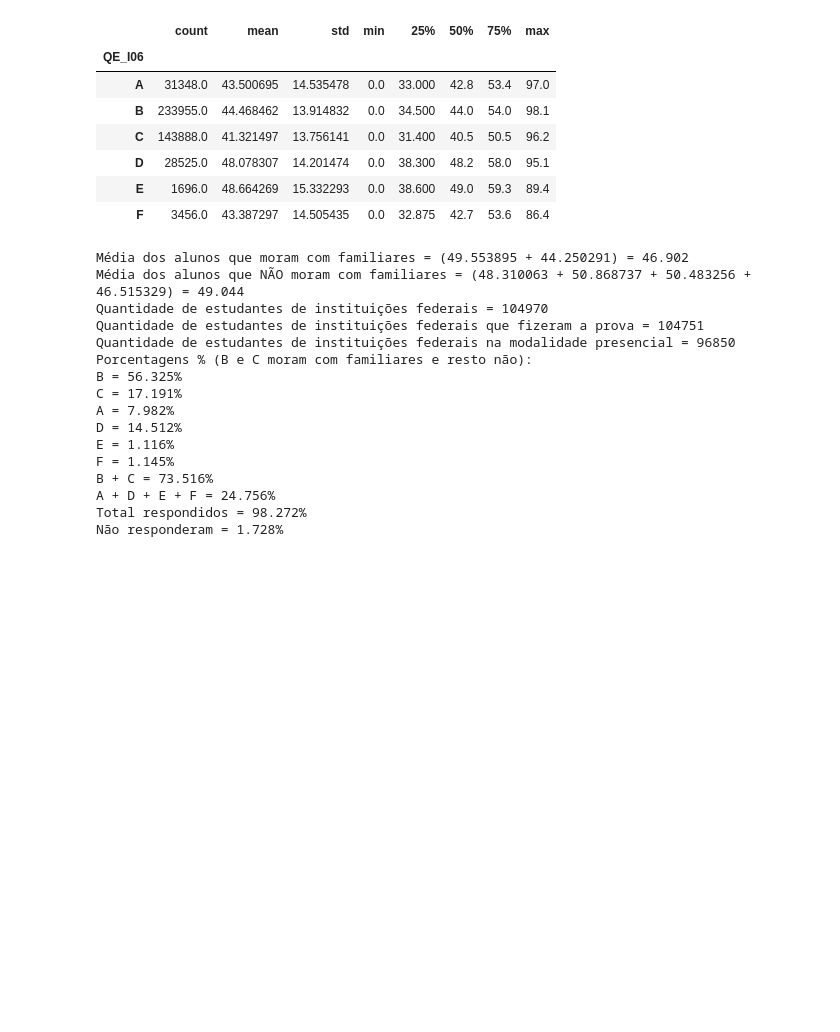
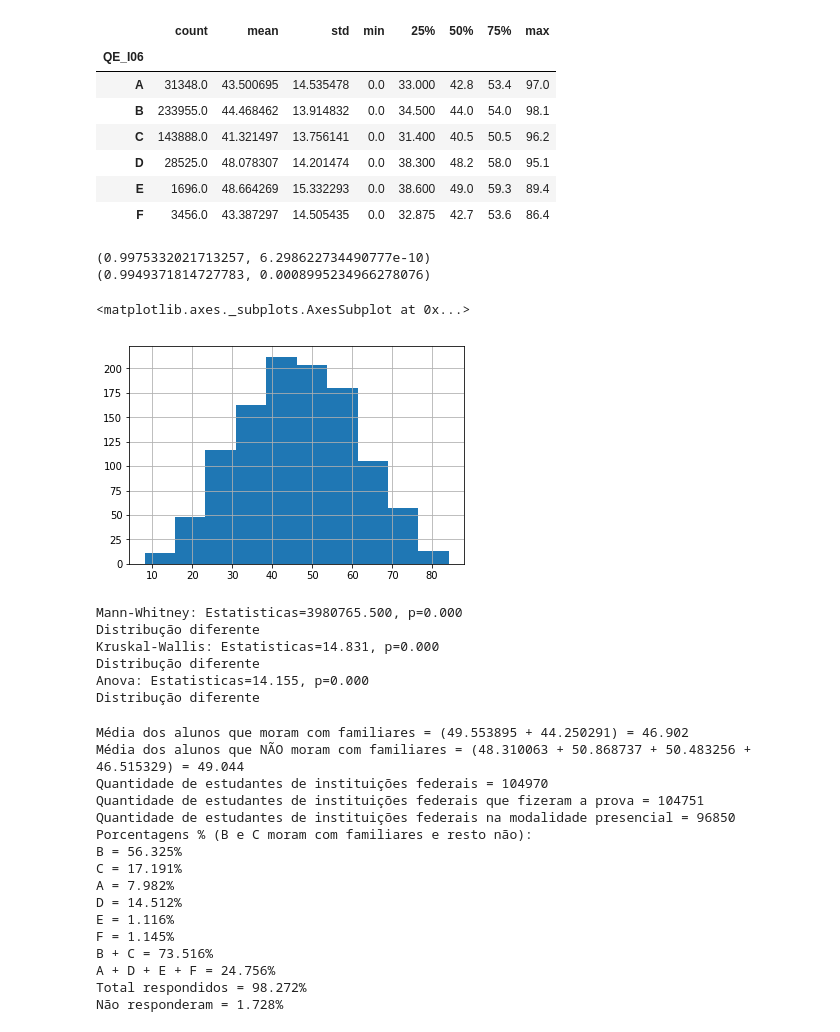
Before and after one commit to nayaras/topicosIC-1, a Jupyter notebook: enade.ipynb, the cells around one changed output. Drawn from its saved outputs; the diff is of its cells as text; code cells hidden in the pictures; blank space fills up the shorter version.

```diff
--- a/enade.ipynb
+++ b/enade.ipynb
@@ -364,6 +364,59 @@ tabela['NT_GER'].groupby(tabela['QE_I06']).describe()
 | D | 28525.0 | 48.078307 | 14.201474 | 0.0 | 38.300 | 48.2 | 58.0 | 95.1 |
 | E | 1696.0 | 48.664269 | 15.332293 | 0.0 | 38.600 | 49.0 | 59.3 | 89.4 |
 | F | 3456.0 | 43.387297 | 14.505435 | 0.0 | 32.875 | 42.7 | 53.6 | 86.4 |
+# %%
+#teste das suposições
+import scipy.stats as stats
+
+print(stats.shapiro(qe06.NT_GER.loc[qe06.QE_I06 ==1]))
+
+print(stats.shapiro(qe06.NT_GER.loc[qe06.QE_I06 ==6]))
+
+#a saída do teste é o valor W e o p-value
+#Considera-se que a suposição não é violada quando o p-value é maior que alpha, normalmente 0.05
+
+#pelo histograma, também é possível observar a distribuição dos dados.
+qe06.NT_GER.loc[qe06.QE_I06 ==6].hist()
+# %% [output]
+(0.9975332021713257, 6.298622734490777e-10)
+(0.9949371814727783, 0.0008995234966278076)
+<matplotlib.axes._subplots.AxesSubplot at 0x...>
+[figure, added]
+# %%
+# teste não paramétrico são métodos que não assumem uma distribuição específica para os dados.
+stat, p = stats.mannwhitneyu(qe06.NT_GER.loc[qe06.QE_I06 ==1], qe06.NT_GER.loc[qe06.QE_I06 ==6])
+
+print('Mann-Whitney: Estatisticas=%.3f, p=%.3f' % (stat, p))
+
+alpha = 0.05
+if p > alpha:
+	print('Mesma distribuição')
+else:
+	print('Distribução diferente')
+
+
+stat, p = stats.kruskal(qe06.NT_GER.loc[qe06.QE_I06 ==1], qe06.NT_GER.loc[qe06.QE_I06 ==6])
+print('Kruskal-Wallis: Estatisticas=%.3f, p=%.3f' % (stat, p))
+
+if p > alpha:
+	print('Mesma distribuição')
+else:
+	print('Distribução diferente')
+
+#anova
+stat, p = stats.f_oneway(qe06.NT_GER.loc[qe06.QE_I06 ==1], qe06.NT_GER.loc[qe06.QE_I06 ==6])
+print('Anova: Estatisticas=%.3f, p=%.3f' % (stat, p))
+if p > alpha:
+	print('Mesma distribuição')
+else:
+	print('Distribução diferente')
+# %% [output]
+Mann-Whitney: Estatisticas=3980765.500, p=0.000
+Distribução diferente
+Kruskal-Wallis: Estatisticas=14.831, p=0.000
+Distribução diferente
+Anova: Estatisticas=14.155, p=0.000
+Distribução diferente
 # %%
 #Estatisticas manuais
 print('Média dos alunos que moram com familiares = (49.553895 + 44.250291) = %.3f' % ((familiares1['NT_GER'].mean() + familiares2['NT_GER'].mean())/2))
```
